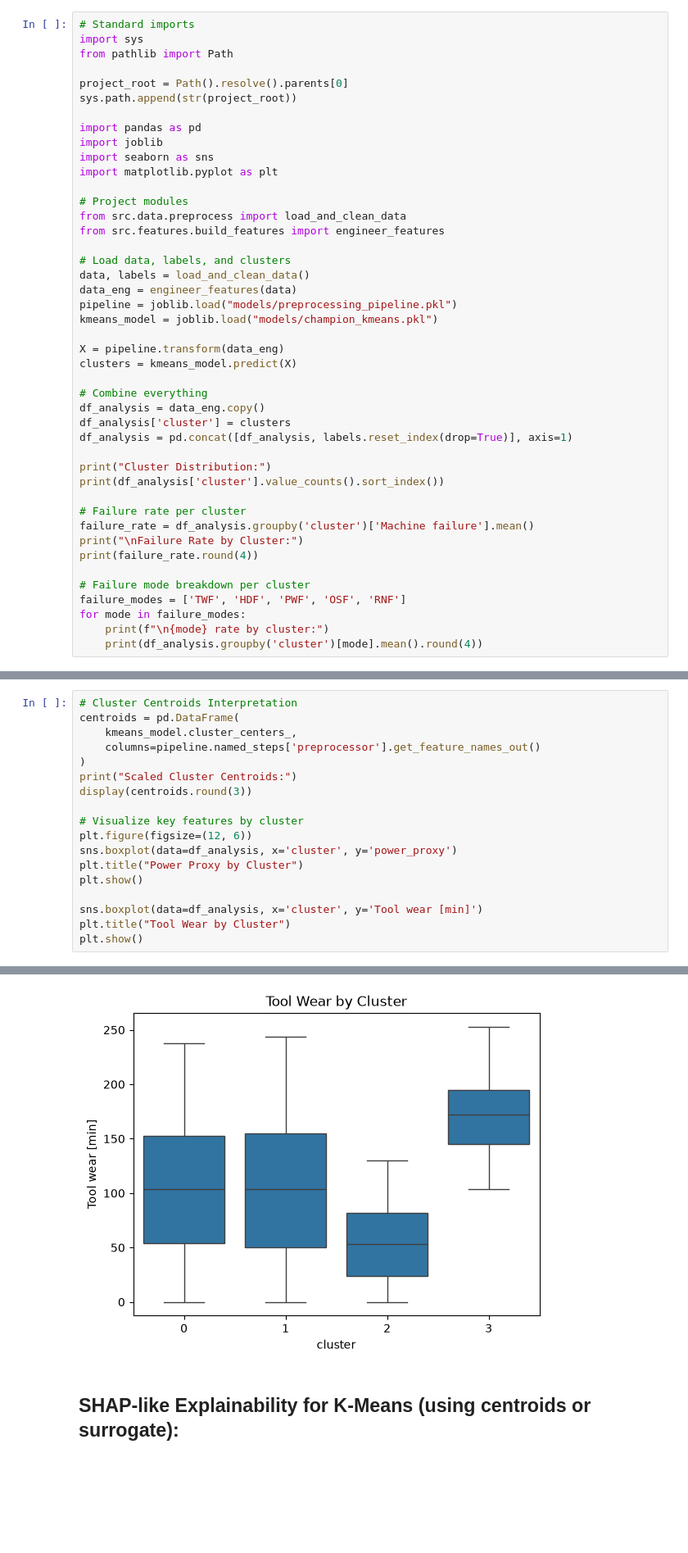
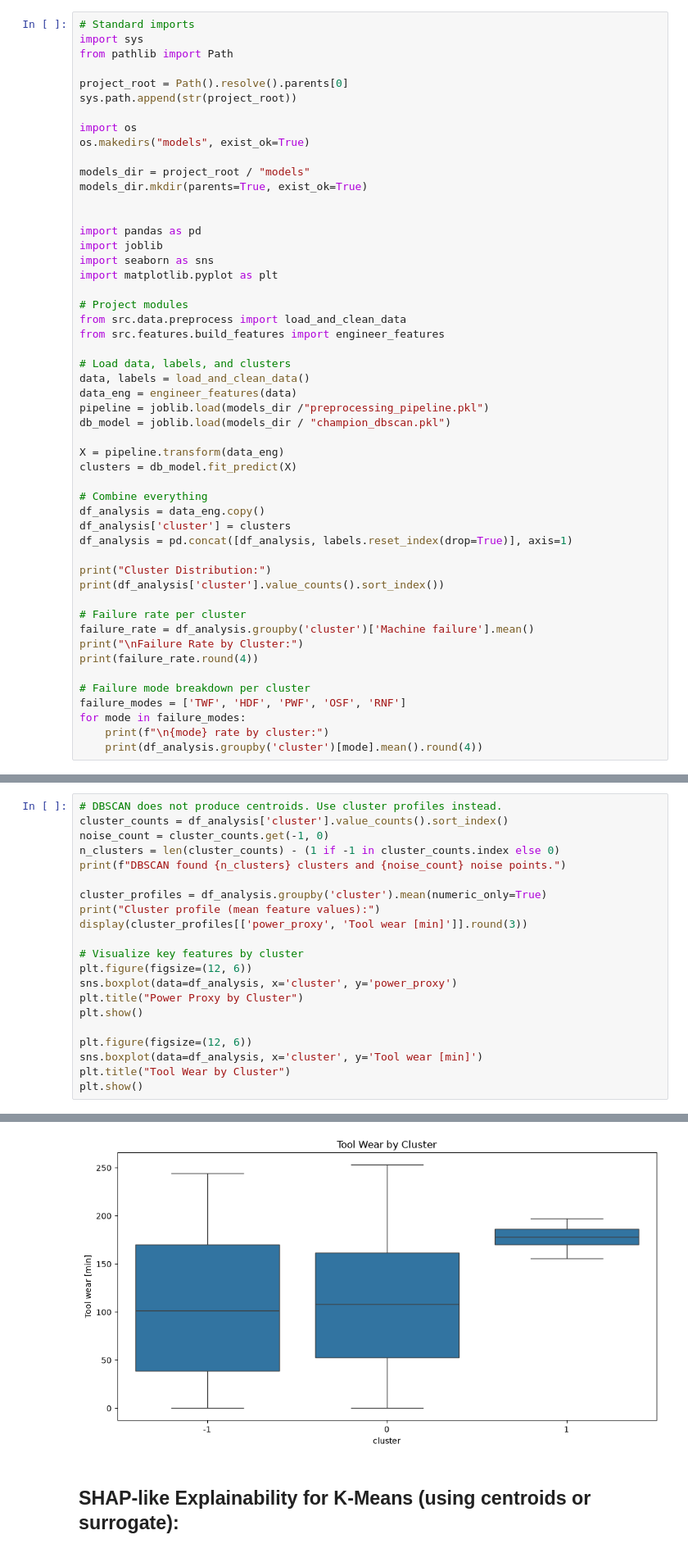
Before and after one commit to Apaelijo/predictive-maintenance-clustering, a Jupyter notebook: notebooks/03_evaluation.ipynb, the cells around one changed output, grey strips where cells are left out. Shown at 82% size. Saved outputs shown, nothing was run; the diff lists cells and outputs as text; blank space fills up the shorter version.

Commit message:
updated the app to refer to the dbscan model

```diff
--- a/notebooks/03_evaluation.ipynb
+++ b/notebooks/03_evaluation.ipynb
@@ -5,6 +5,13 @@ from pathlib import Path
 
 project_root = Path().resolve().parents[0]
 sys.path.append(str(project_root))
+
+import os
+os.makedirs("models", exist_ok=True)
+
+models_dir = project_root / "models"
+models_dir.mkdir(parents=True, exist_ok=True)
+
 
 import pandas as pd
 import joblib
@@ -18,11 +25,11 @@ from src.features.build_features import engineer_features
 # Load data, labels, and clusters
 data, labels = load_and_clean_data()
 data_eng = engineer_features(data)
-pipeline = joblib.load("models/preprocessing_pipeline.pkl")
-kmeans_model = joblib.load("models/champion_kmeans.pkl")
+pipeline = joblib.load(models_dir /"preprocessing_pipeline.pkl")
+db_model = joblib.load(models_dir / "champion_dbscan.pkl")
 
 X = pipeline.transform(data_eng)
-clusters = kmeans_model.predict(X)
+clusters = db_model.fit_predict(X)
 
 # Combine everything
 df_analysis = data_eng.copy()
@@ -65,12 +72,14 @@ cluster
 Name: RNF, dtype: float64
 # %%
-# Cluster Centroids Interpretation
-centroids = pd.DataFrame(
-    kmeans_model.cluster_centers_,
-    columns=pipeline.named_steps['preprocessor'].get_feature_names_out()
-)
-print("Scaled Cluster Centroids:")
-display(centroids.round(3))
+# DBSCAN does not produce centroids. Use cluster profiles instead.
+cluster_counts = df_analysis['cluster'].value_counts().sort_index()
+noise_count = cluster_counts.get(-1, 0)
+n_clusters = len(cluster_counts) - (1 if -1 in cluster_counts.index else 0)
+print(f"DBSCAN found {n_clusters} clusters and {noise_count} noise points.")
+
+cluster_profiles = df_analysis.groupby('cluster').mean(numeric_only=True)
+print("Cluster profile (mean feature values):")
+display(cluster_profiles[['power_proxy', 'Tool wear [min]']].round(3))
 
 # Visualize key features by cluster
 plt.figure(figsize=(12, 6))
@@ -78,6 +87,7 @@ sns.boxplot(data=df_analysis, x='cluster', y='power_proxy')
 plt.title("Power Proxy by Cluster")
 plt.show()
 
+plt.figure(figsize=(12, 6))
 sns.boxplot(data=df_analysis, x='cluster', y='Tool wear [min]')
 plt.title("Tool Wear by Cluster")
 plt.show()
@@ -94,6 +105,6 @@ INFO:matplotlib.category:Using categorical units to plot a list of strings that
 INFO:matplotlib.category:Using categorical units to plot a list of strings that are all parsable as floats or dates. If these strings should be plotted as numbers, cast to the appropriate data type be ...
 INFO:matplotlib.category:Using categorical units to plot a list of strings that are all parsable as floats or dates. If these strings should be plotted as numbers, cast to the appropriate data type be ...
-[figure, old version]
+[figure, new version]
 # %% [markdown]
 ## SHAP-like Explainability for K-Means (using centroids or surrogate):
 # %%
```
Also changed, not shown: parts of 4 cells of this notebook, 13 other files.
